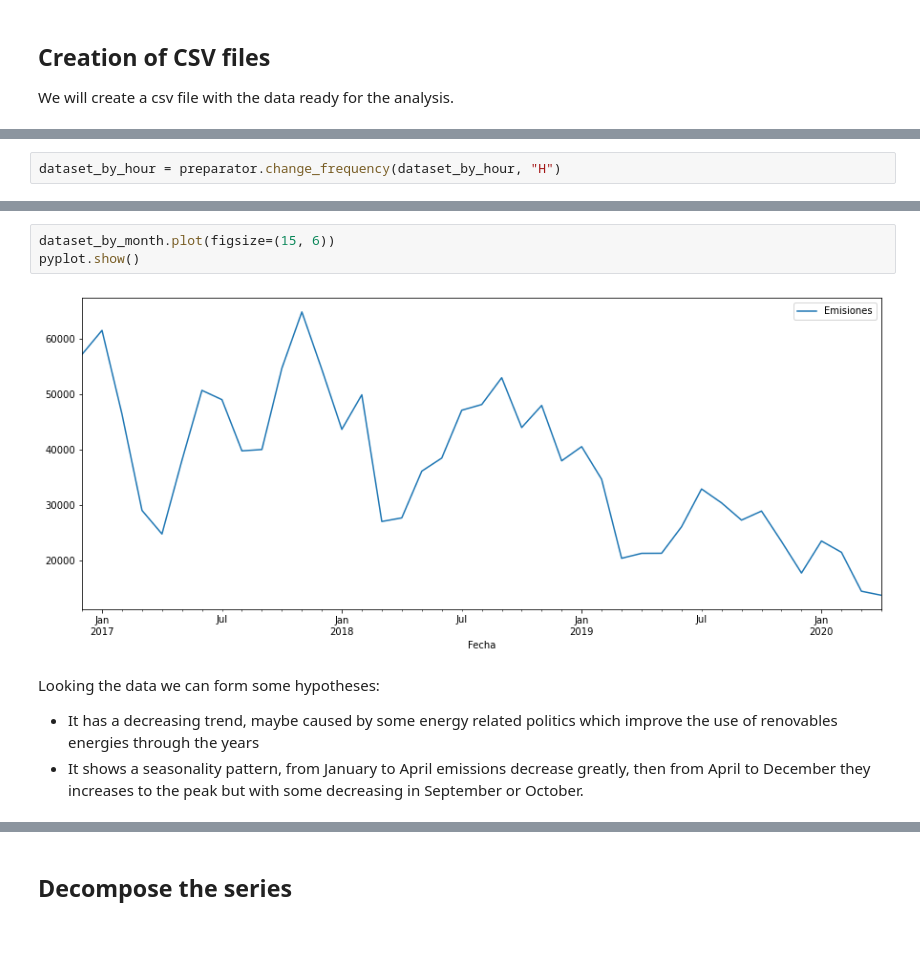
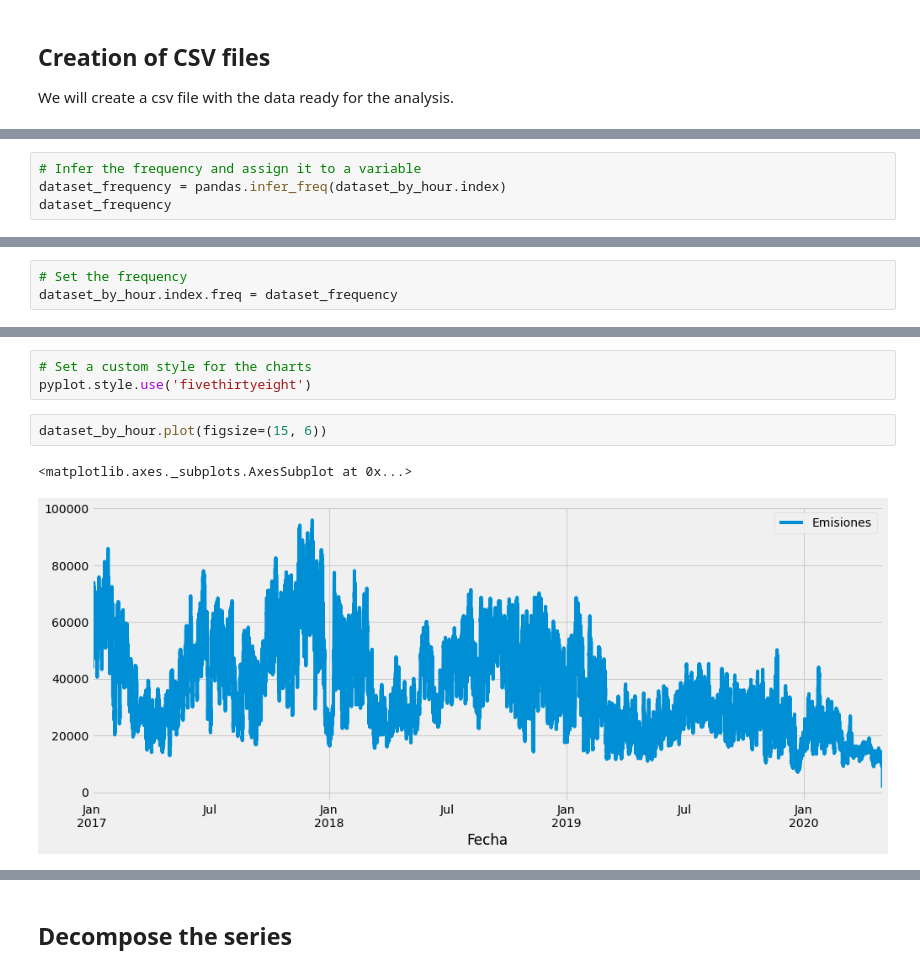
Before and after one commit to hectorLop/CO2_emissions_forecast, a Jupyter notebook: CO2_feature_engineering_and_visualization.ipynb, the cells around one changed output, grey strips where cells are left out. Drawn from its saved outputs; the diff is of its cells as text; blank space fills up the shorter version.

```diff
--- a/CO2_feature_engineering_and_visualization.ipynb
+++ b/CO2_feature_engineering_and_visualization.ipynb
@@ -377,2 +390,0 @@ dataset_by_hour.head()
-# %%
-dataset_by_hour = preparator.change_frequency(dataset_by_hour, "H")
@@ -418,0 +393,4 @@ dataset_by_hour.head(10)
+# %%
+# Infer the frequency and assign it to a variable
+dataset_frequency = pandas.infer_freq(dataset_by_hour.index)
+dataset_frequency
@@ -418,0 +399,3 @@ dataset_by_hour.head(10)
+# %%
+# Set the frequency
+dataset_by_hour.index.freq = dataset_frequency
@@ -419,9 +423,8 @@ dataset_by_hour.head(10)
+# %%
+# Set a custom style for the charts
+pyplot.style.use('fivethirtyeight')
 # %%
-dataset_by_month.plot(figsize=(15, 6))
-pyplot.show()
+dataset_by_hour.plot(figsize=(15, 6))
 # %% [output]
+<matplotlib.axes._subplots.AxesSubplot at 0x...>
-[figure, old version]
+[figure, new version]
-# %% [markdown]
-Looking the data we can form some hypotheses:
-- It has a decreasing trend, maybe caused by some energy related politics which improve the use of renovables energies through the years
-- It shows a seasonality pattern, from January to April emissions decrease greatly, then from April to December they increases to the peak but with some decreasing in September or October.
```
Also changed, not shown: parts of 39 cells of this notebook.
